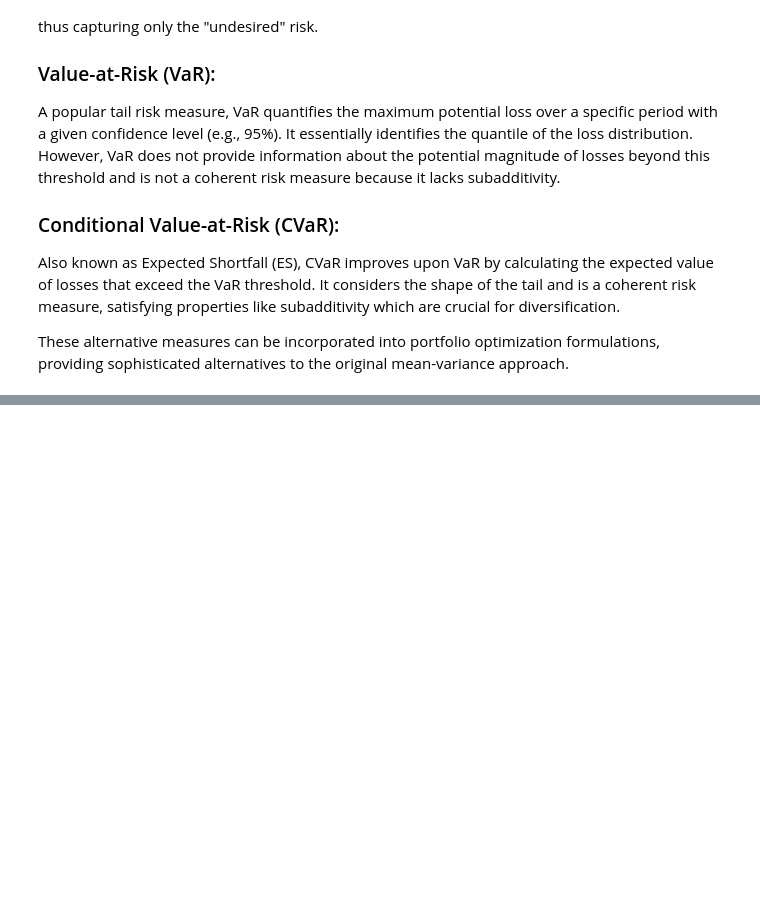
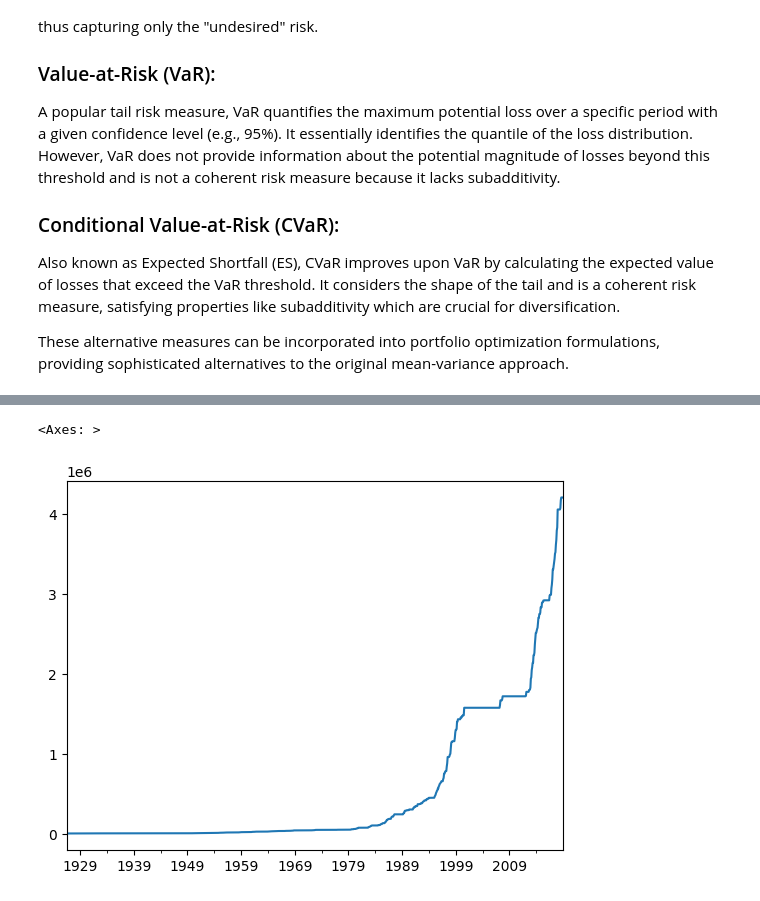
Before and after one commit to torsaan/Self-Study_Finance_Portfolio-Construction-and-Risk-Management, a Jupyter notebook: Finans.ipynb, the cells around one changed output, grey strips where cells are left out. Cells and saved outputs as stored; diff of their text form; code cells hidden in the pictures; blank space fills up the shorter version.

```diff
--- a/Finans.ipynb
+++ b/Finans.ipynb
@@ -303,0 +450,8 @@ These alternative measures can be incorporated into portfolio optimization formu
+# %%
+        #2. Previous peaks
+previous_peaks = wealth_index.cummax() #Addatative
+previous_peaks.head()
+previous_peaks.plot.line()
+# %% [output]
+<Axes: >
+[figure, added]
```
Also changed, not shown: parts of 27 cells of this notebook, 20 other files.
